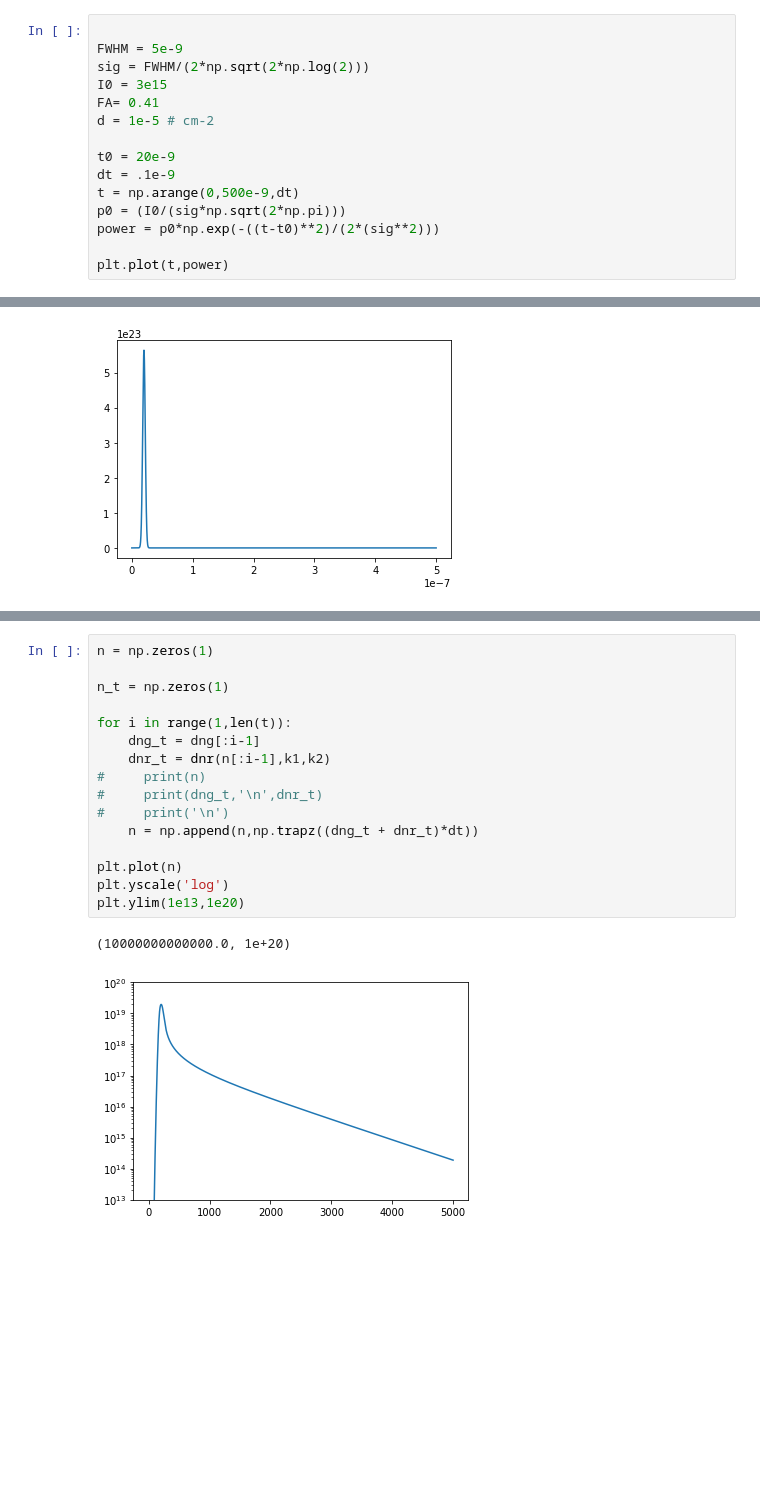
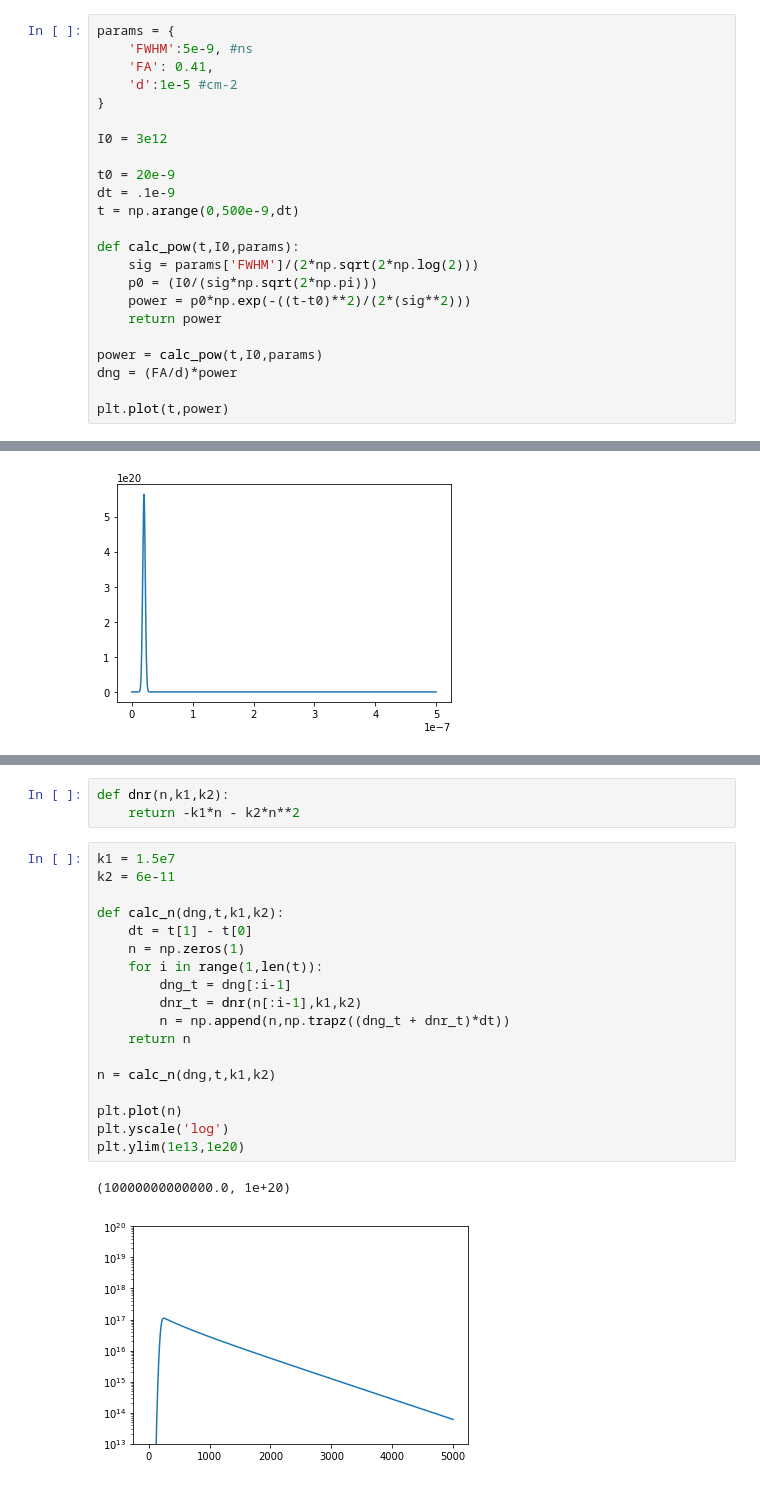
Before and after one commit to aspitarl/TRMC, a Jupyter notebook: Kinetic modeling.ipynb, the cells around one changed output, grey strips where cells are left out. Drawn from its saved outputs; the diff is of its cells as text; blank space fills up the shorter version.

```diff
--- a/Kinetic modeling.ipynb
+++ b/Kinetic modeling.ipynb
@@ -2,18 +2,26 @@
 import numpy as np
 import matplotlib.pyplot as plt
 # %%
+params = {
+    'FWHM':5e-9, #ns
+    'FA': 0.41,
+    'd':1e-5 #cm-2
+}
 
-FWHM = 5e-9
-sig = FWHM/(2*np.sqrt(2*np.log(2)))
-I0 = 3e15
-FA= 0.41
-d = 1e-5 # cm-2
+I0 = 3e12
 
 t0 = 20e-9
 dt = .1e-9
 t = np.arange(0,500e-9,dt)
-p0 = (I0/(sig*np.sqrt(2*np.pi)))
-power = p0*np.exp(-((t-t0)**2)/(2*(sig**2)))
+
+def calc_pow(t,I0,params):
+    sig = params['FWHM']/(2*np.sqrt(2*np.log(2)))
+    p0 = (I0/(sig*np.sqrt(2*np.pi)))
+    power = p0*np.exp(-((t-t0)**2)/(2*(sig**2)))
+    return power
+
+power = calc_pow(t,I0,params)
+dng = (FA/d)*power
 
 plt.plot(t,power)
 # %% [output]
@@ -51,19 +40,24 @@ plt.legend()
+# %%
+def dnr(n,k1,k2):
+    return -k1*n - k2*n**2
 # %%
-n = np.zeros(1)
+k1 = 1.5e7
+k2 = 6e-11
 
-n_t = np.zeros(1)
+def calc_n(dng,t,k1,k2):
+    dt = t[1] - t[0]
+    n = np.zeros(1)
+    for i in range(1,len(t)):
+        dng_t = dng[:i-1]
+        dnr_t = dnr(n[:i-1],k1,k2)
+        n = np.append(n,np.trapz((dng_t + dnr_t)*dt))
+    return n
 
-for i in range(1,len(t)):
-    dng_t = dng[:i-1]
-    dnr_t = dnr(n[:i-1],k1,k2)
-#     print(n)
-#     print(dng_t,'\n',dnr_t)
-#     print('\n')
-    n = np.append(n,np.trapz((dng_t + dnr_t)*dt))
+n = calc_n(dng,t,k1,k2)
 
 plt.plot(n)
 plt.yscale('log')
 plt.ylim(1e13,1e20)
 # %% [output]
 (10000000000000.0, 1e+20)
-[figure, old version]
+[figure, new version]
```
Also changed, not shown: parts of 4 cells of this notebook.
